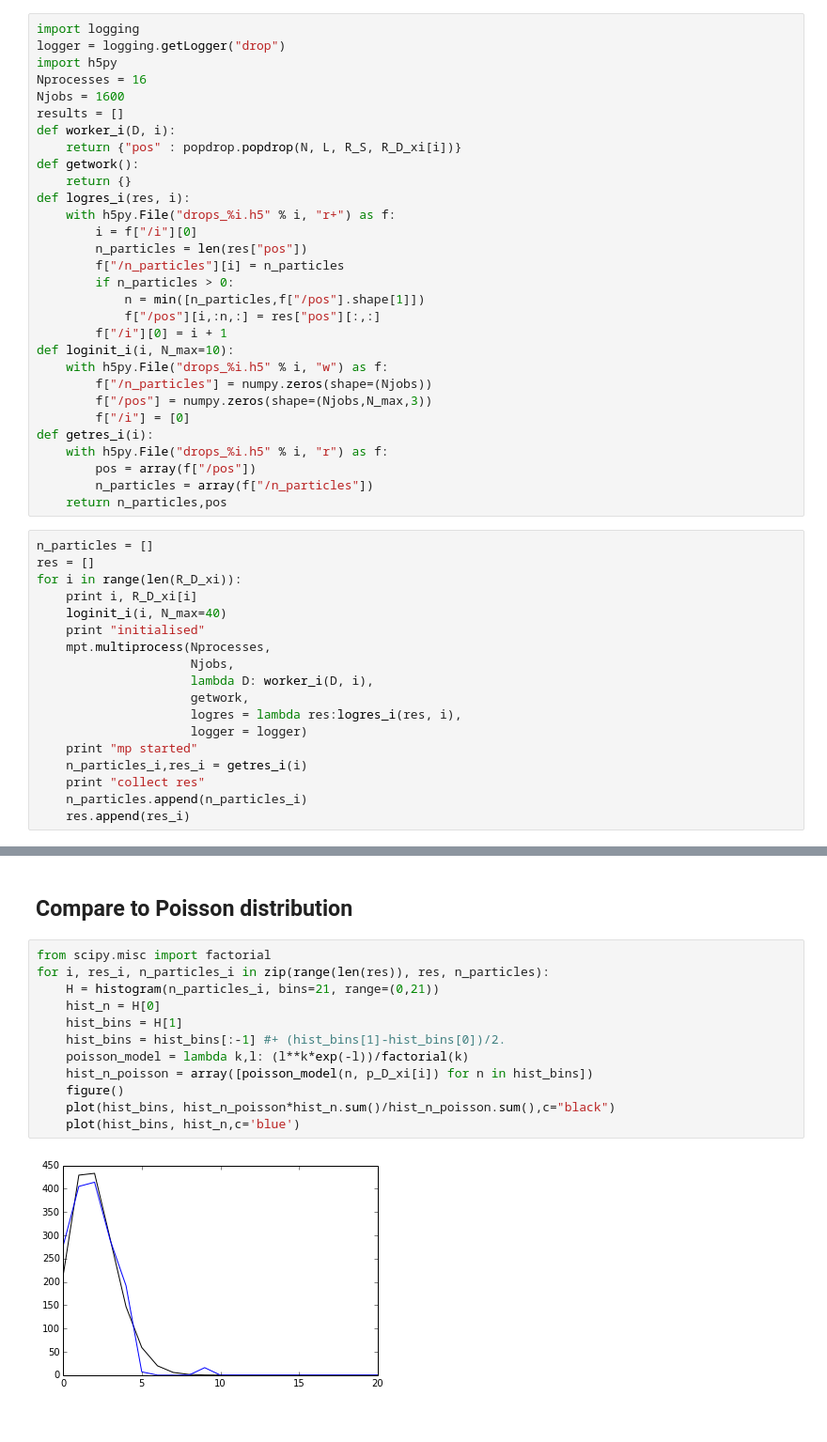
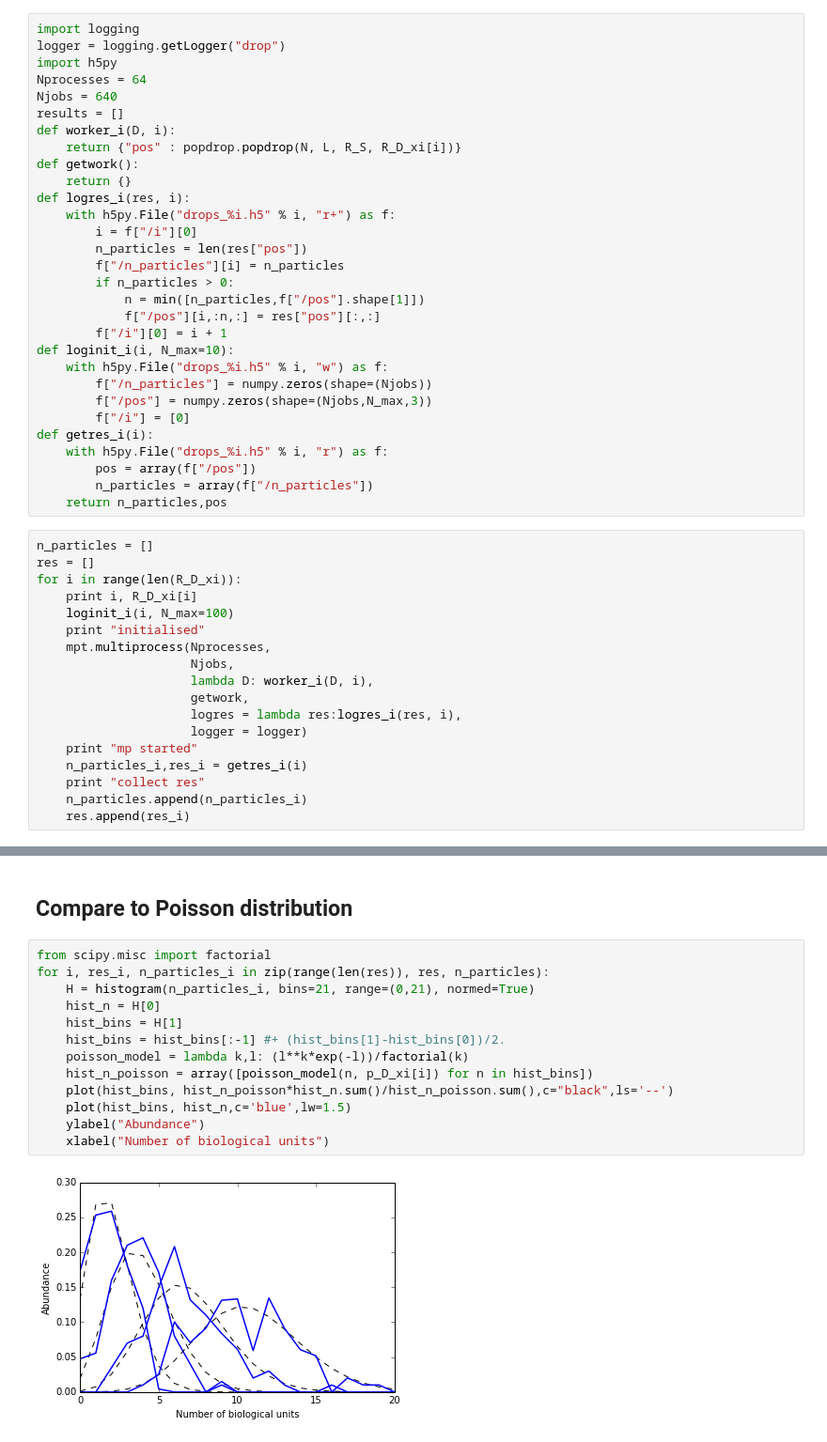
Before and after one commit to mhantke/complex, a Jupyter notebook: drop/Drop_simple.ipynb, the cells around one changed output, grey strips where cells are left out. Shown at 94% size. Saved outputs shown, nothing was run; the diff lists cells and outputs as text.

```diff
--- a/drop/Drop_simple.ipynb
+++ b/drop/Drop_simple.ipynb
@@ -52,8 +56,8 @@ from python_tools import multiprocesstools as mpt
 import logging
 logger = logging.getLogger("drop")
 import h5py
-Nprocesses = 16
-Njobs = 1600
+Nprocesses = 64
+Njobs = 640
 results = []
 def worker_i(D, i):
     return {"pos" : popdrop.popdrop(N, L, R_S, R_D_xi[i])}
@@ -83,7 +87,7 @@ n_particles = []
 res = []
 for i in range(len(R_D_xi)):
     print i, R_D_xi[i]
-    loginit_i(i, N_max=40)
+    loginit_i(i, N_max=100)
     print "initialised"
     mpt.multiprocess(Nprocesses,
                      Njobs,
@@ -118,14 +122,15 @@ collect res
 # %%
 from scipy.misc import factorial
 for i, res_i, n_particles_i in zip(range(len(res)), res, n_particles):
-    H = histogram(n_particles_i, bins=21, range=(0,21))
+    H = histogram(n_particles_i, bins=21, range=(0,21), normed=True)
     hist_n = H[0]
     hist_bins = H[1]
     hist_bins = hist_bins[:-1] #+ (hist_bins[1]-hist_bins[0])/2.
     poisson_model = lambda k,l: (l**k*exp(-l))/factorial(k)
     hist_n_poisson = array([poisson_model(n, p_D_xi[i]) for n in hist_bins])
-    figure()
-    plot(hist_bins, hist_n_poisson*hist_n.sum()/hist_n_poisson.sum(),c="black")
-    plot(hist_bins, hist_n,c='blue')
+    plot(hist_bins, hist_n_poisson*hist_n.sum()/hist_n_poisson.sum(),c="black",ls='--')
+    plot(hist_bins, hist_n,c='blue',lw=1.5)
+    ylabel("Abundance")
+    xlabel("Number of biological units")
 # %% [output]
-[figure, old version]
+[figure, new version]
```
Also changed, not shown: parts of 6 cells of this notebook, 2 other files.
